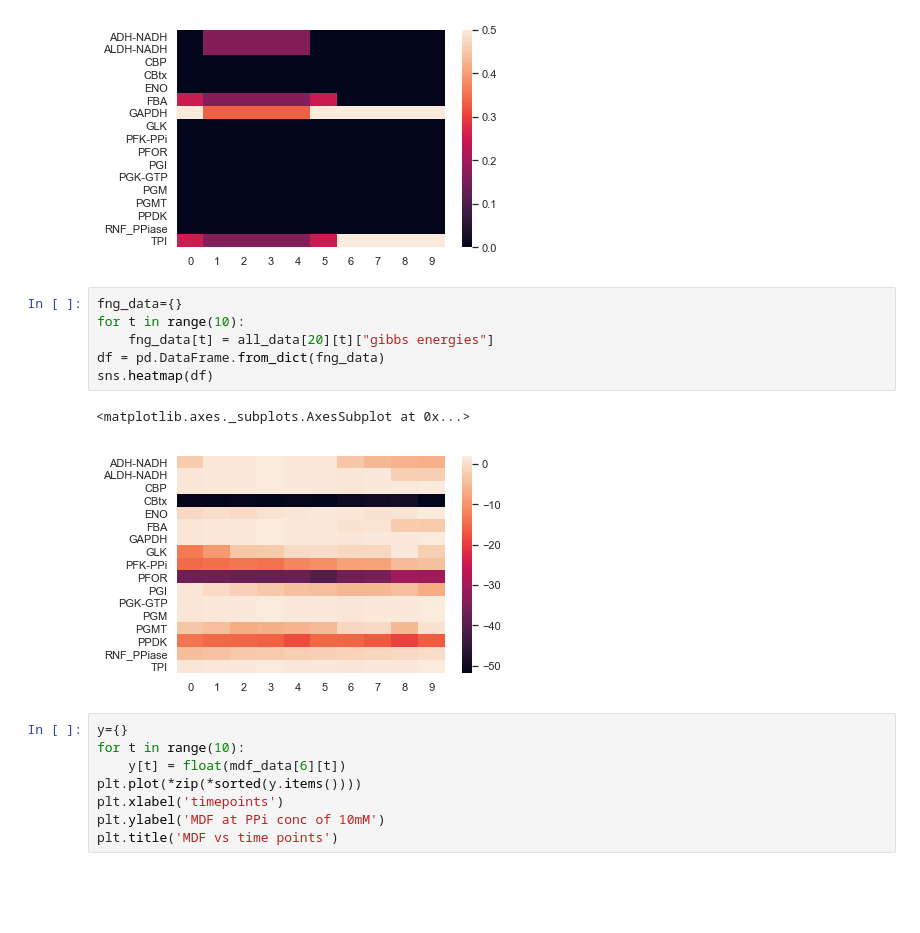
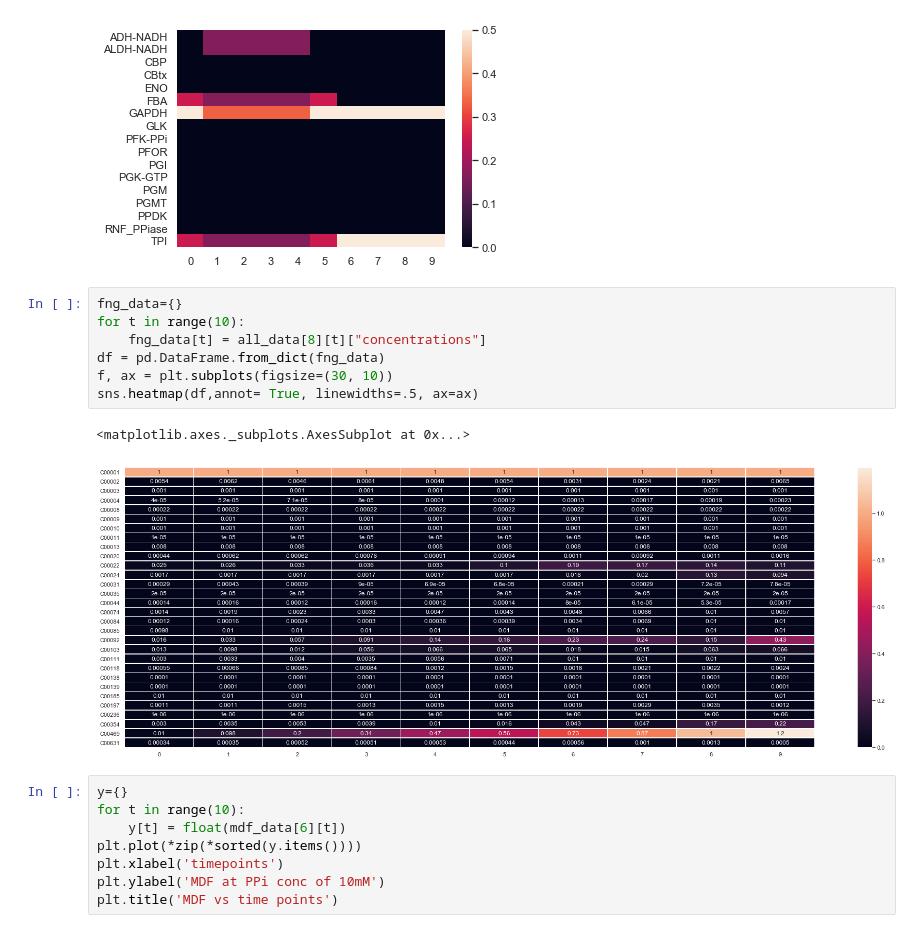
Before and after one commit to satyakamdash/Ctherm_thermo, a Jupyter notebook: PPi_ratio.ipynb, the cells around one changed output. Saved outputs shown, nothing was run; the diff lists cells and outputs as text; blank space fills up the shorter version.

Commit message:
check concentrations during ppi ratio analysis

```diff
--- a/PPi_ratio.ipynb
+++ b/PPi_ratio.ipynb
@@ -269,12 +269,13 @@ sns.heatmap(df)
 # %%
 fng_data={}
 for t in range(10):
-    fng_data[t] = all_data[20][t]["gibbs energies"]
+    fng_data[t] = all_data[8][t]["concentrations"]
 df = pd.DataFrame.from_dict(fng_data)
-sns.heatmap(df)
+f, ax = plt.subplots(figsize=(30, 10))
+sns.heatmap(df,annot= True, linewidths=.5, ax=ax)
 # %% [output]
 <matplotlib.axes._subplots.AxesSubplot at 0x...>
-[figure, old version]
+[figure, new version]
 # %%
 y={}
 for t in range(10):
```
Also changed, not shown: parts of 3 cells of this notebook, 1 other file.
